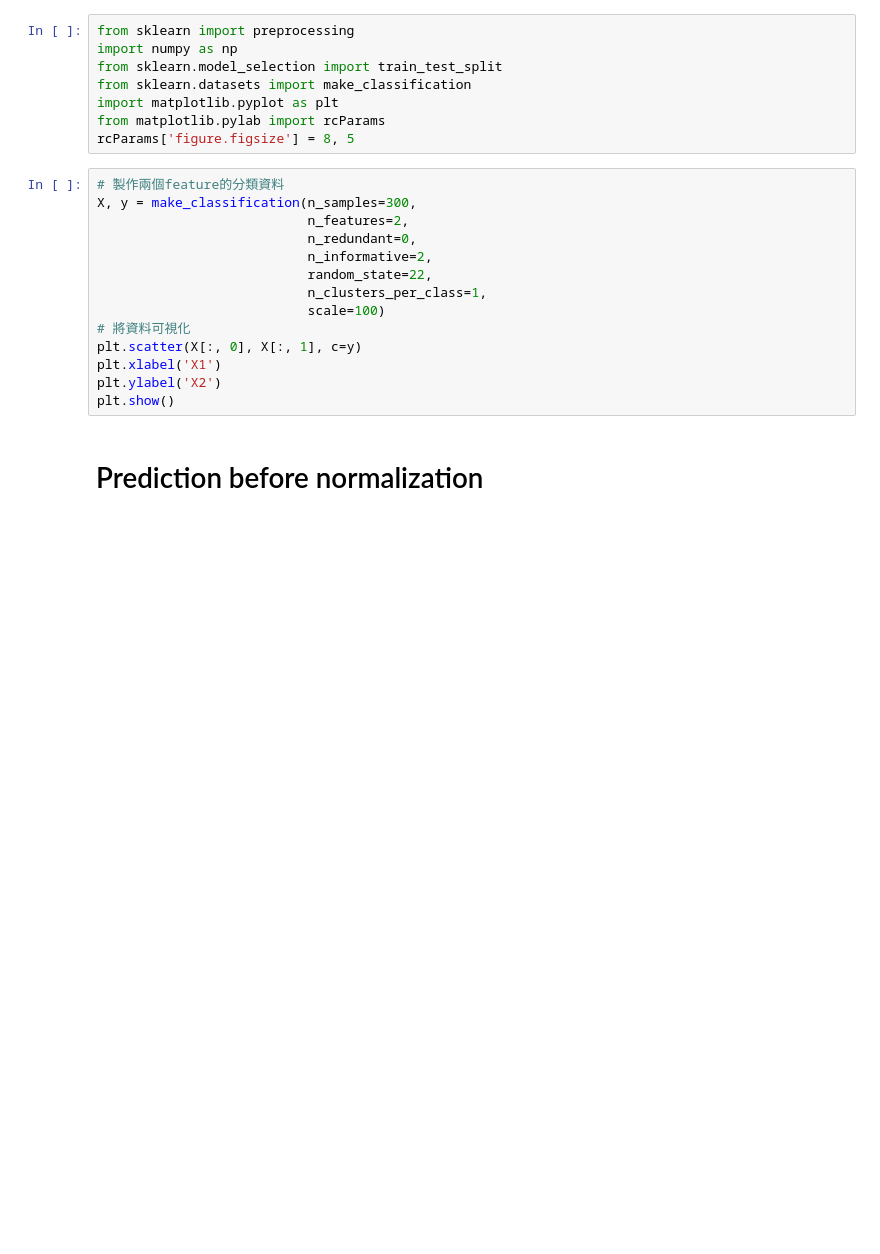
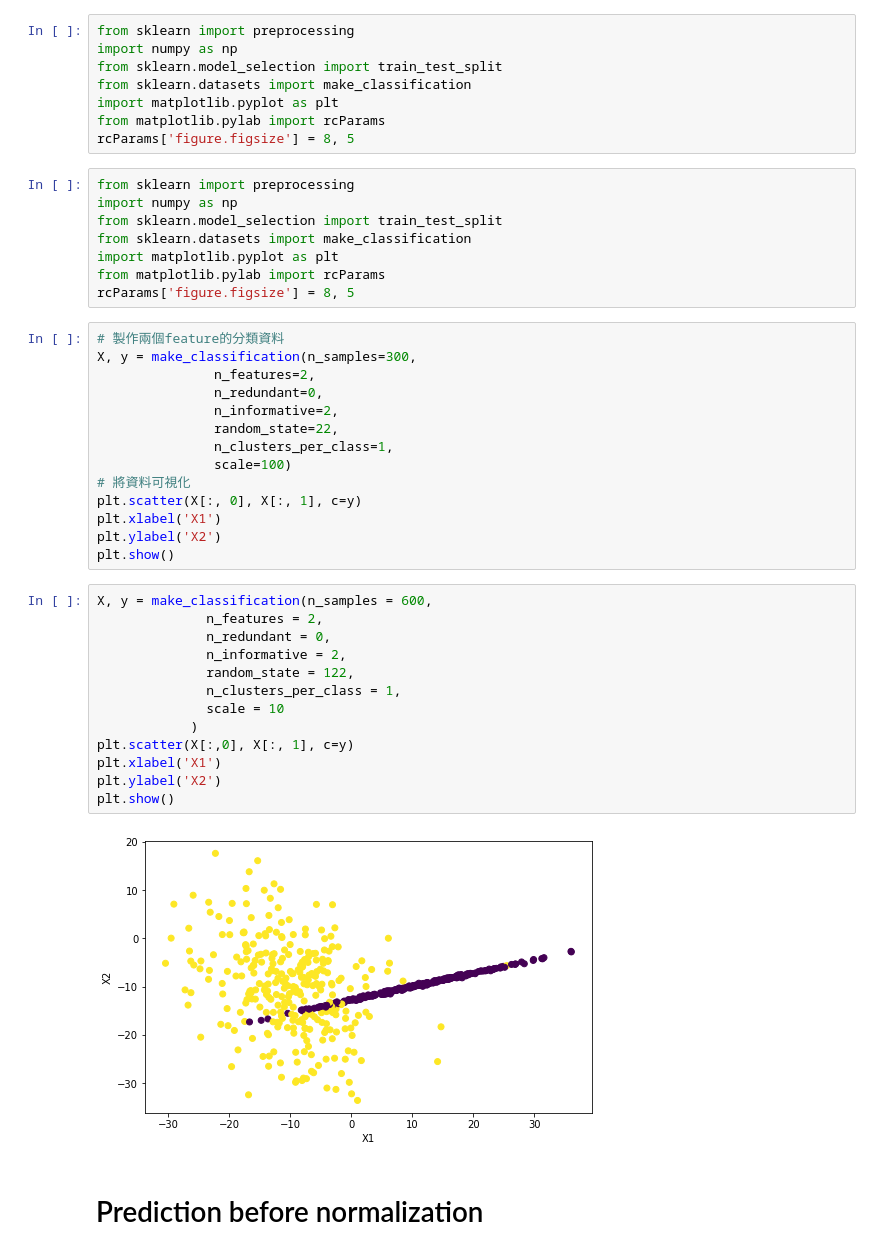
Before and after one commit to Bobson0101/course_3.0, a Jupyter notebook: 02_ML/part2/Chapter1/Why_Data_Normalization_Example.ipynb, the cells around one changed output. Drawn from its saved outputs; the diff is of its cells as text; blank space fills up the shorter version.

```diff
--- a/02_ML/part2/Chapter1/Why_Data_Normalization_Example.ipynb
+++ b/02_ML/part2/Chapter1/Why_Data_Normalization_Example.ipynb
@@ -8,20 +8,43 @@ from sklearn.datasets import make_classification
 import matplotlib.pyplot as plt
 from matplotlib.pylab import rcParams
 rcParams['figure.figsize'] = 8, 5
+# %%
+from sklearn import preprocessing
+import numpy as np
+from sklearn.model_selection import train_test_split
+from sklearn.datasets import make_classification
+import matplotlib.pyplot as plt
+from matplotlib.pylab import rcParams
+rcParams['figure.figsize'] = 8, 5
 # %%
 # 製作兩個feature的分類資料
 X, y = make_classification(n_samples=300,
-                           n_features=2,
-                           n_redundant=0,
-                           n_informative=2,
-                           random_state=22,
-                           n_clusters_per_class=1,
-                           scale=100)
+               n_features=2,
+               n_redundant=0,
+               n_informative=2,
+               random_state=22,
+               n_clusters_per_class=1,
+               scale=100)
 # 將資料可視化
 plt.scatter(X[:, 0], X[:, 1], c=y)
 plt.xlabel('X1')
 plt.ylabel('X2')
 plt.show()
+# %%
+X, y = make_classification(n_samples = 600,
+              n_features = 2,
+              n_redundant = 0,
+              n_informative = 2,
+              random_state = 122,
+              n_clusters_per_class = 1,
+              scale = 10
+            )
+plt.scatter(X[:,0], X[:, 1], c=y)
+plt.xlabel('X1')
+plt.ylabel('X2')
+plt.show()
+# %% [output]
+[figure, added]
 # %% [markdown]
 # Prediction before normalization
 # %%
```
Also changed, not shown: parts of 4 cells of this notebook.
